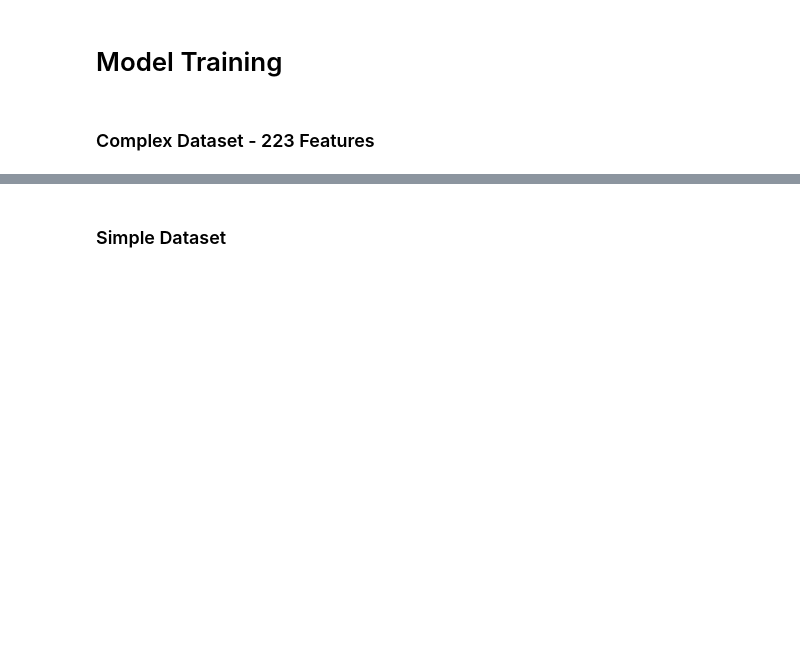
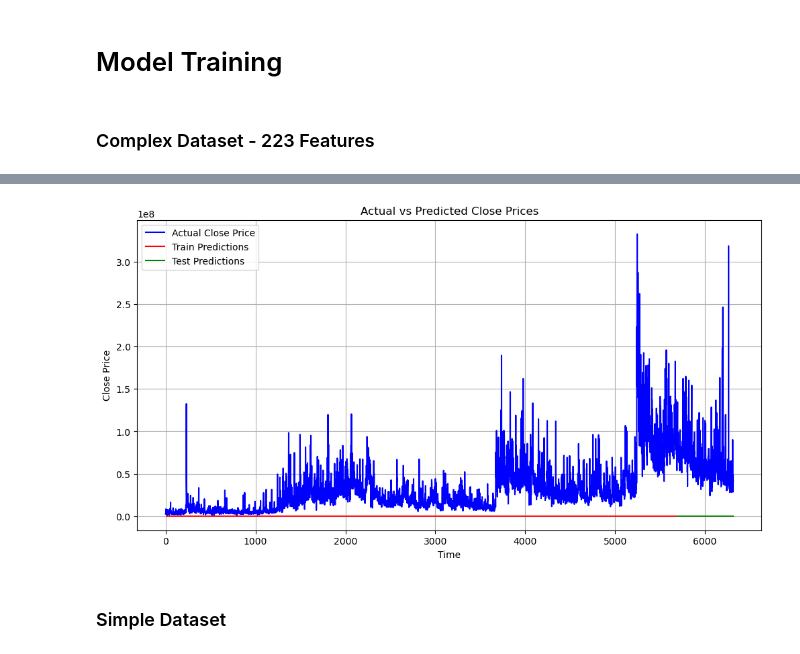
Before and after one commit to jbrijs/project2, a Jupyter notebook: Models.ipynb, the cells around one changed output, grey strips where cells are left out. Drawn from its saved outputs; the diff is of its cells as text; code cells hidden in the pictures; blank space fills up the shorter version.

```diff
--- a/Models.ipynb
+++ b/Models.ipynb
@@ -147,29 +187,31 @@ torch.save(model.state_dict(), "complex_lstm_model.pth")
 # %%
 # Make predictions
 with torch.no_grad():
     train_predictions = model(X_train)
     test_predictions = model(X_test)
 
     # Prepare plots
-    train_plot = np.full_like(timeseries[:, 0], np.nan)
-    test_plot = np.full_like(timeseries[:, 0], np.nan)
+    train_plot = np.full_like(timeseries.iloc[:, 0].values, np.nan)  # Use .iloc for column indexing
+    test_plot = np.full_like(timeseries.iloc[:, 0].values, np.nan)
 
     # Fill predictions in respective ranges
     train_plot[lookback:train_size] = train_predictions.squeeze()
     test_plot[train_size + lookback:] = test_predictions.squeeze()
 
 # Plot
 plt.figure(figsize=(12, 6))
-plt.plot(timeseries[:, close_col], label="Actual Close Price", color="blue")
+plt.plot(timeseries.iloc[:, close_col], label="Actual Close Price", color="blue")  # .iloc to access the column
 plt.plot(train_plot, label="Train Predictions", color="red")
 plt.plot(test_plot, label="Test Predictions", color="green")
 plt.legend()
 plt.title("Actual vs Predicted Close Prices")
 plt.xlabel("Time")
 plt.ylabel("Close Price")
 plt.grid()
 plt.savefig("lstm_predictions.png")
 plt.show()
+# %% [output]
+[figure, added]
 # %% [markdown]
 ### Simple Dataset
 # %%
```
Also changed, not shown: parts of 18 cells of this notebook, 10 other files.
